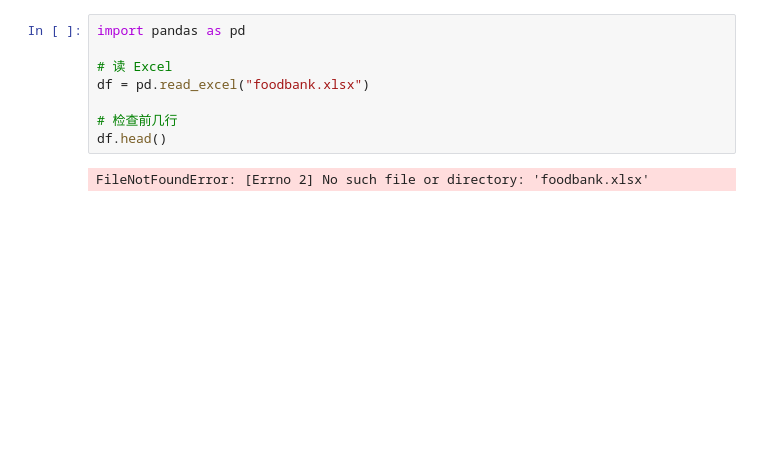
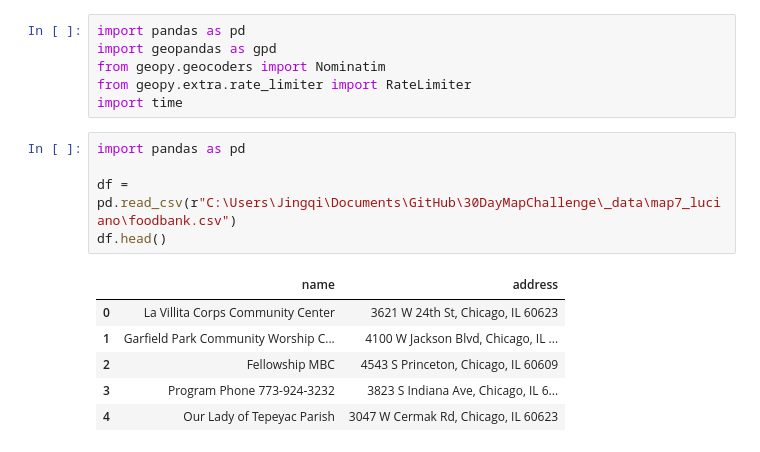
Before and after one commit to lluluciano0505/30DayMapChallenge, a Jupyter notebook: _data/map7_luciano/map7.ipynb, the cells around one changed output. Saved outputs shown, nothing was run; the diff lists cells and outputs as text; blank space fills up the shorter version.

```diff
--- a/_data/map7_luciano/map7.ipynb
+++ b/_data/map7_luciano/map7.ipynb
@@ -1,10 +1,18 @@
+# %%
+import pandas as pd
+import geopandas as gpd
+from geopy.geocoders import Nominatim
+from geopy.extra.rate_limiter import RateLimiter
+import time
 # %%
 import pandas as pd
 
-# 读 Excel
-df = pd.read_excel("foodbank.xlsx")
-
-# 检查前几行
+df = pd.read_csv(r"C:\Users\Jingqi\Documents\GitHub\30DayMapChallenge\_data\map7_luciano\foodbank.csv")
 df.head()
 # %% [output]
-FileNotFoundError: [Errno 2] No such file or directory: 'foodbank.xlsx'
+|  | name | address |
+| 0 | La Villita Corps Community Center | 3621 W 24th St, Chicago, IL 60623 |
+| 1 | Garfield Park Community Worship C... | 4100 W Jackson Blvd, Chicago, IL ... |
+| 2 | Fellowship MBC | 4543 S Princeton, Chicago, IL 60609 |
+| 3 | Program Phone 773-924-3232 | 3823 S Indiana Ave, Chicago, IL 6... |
+| 4 | Our Lady of Tepeyac Parish | 3047 W Cermak Rd, Chicago, IL 60623 |
```
Also changed, not shown: parts of 16 cells of this notebook, 2 other files.
